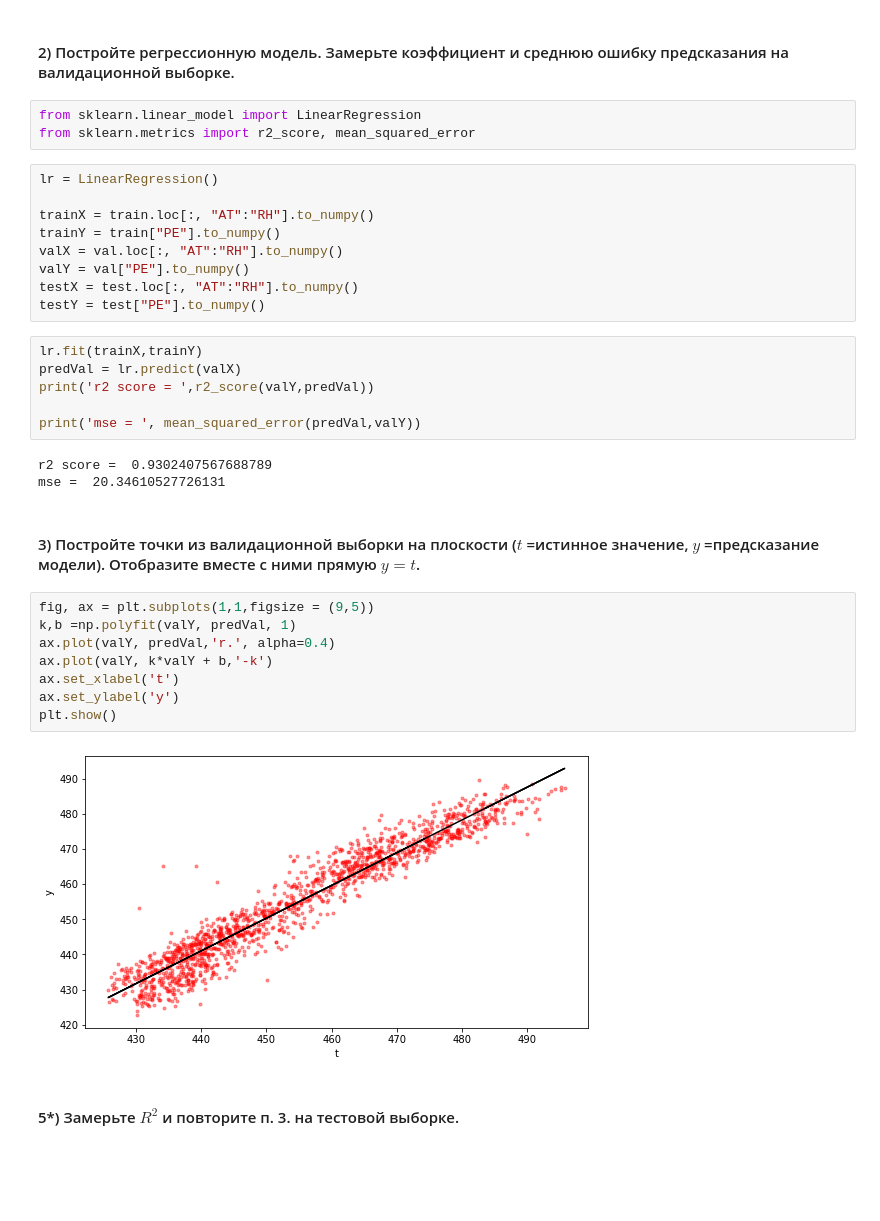
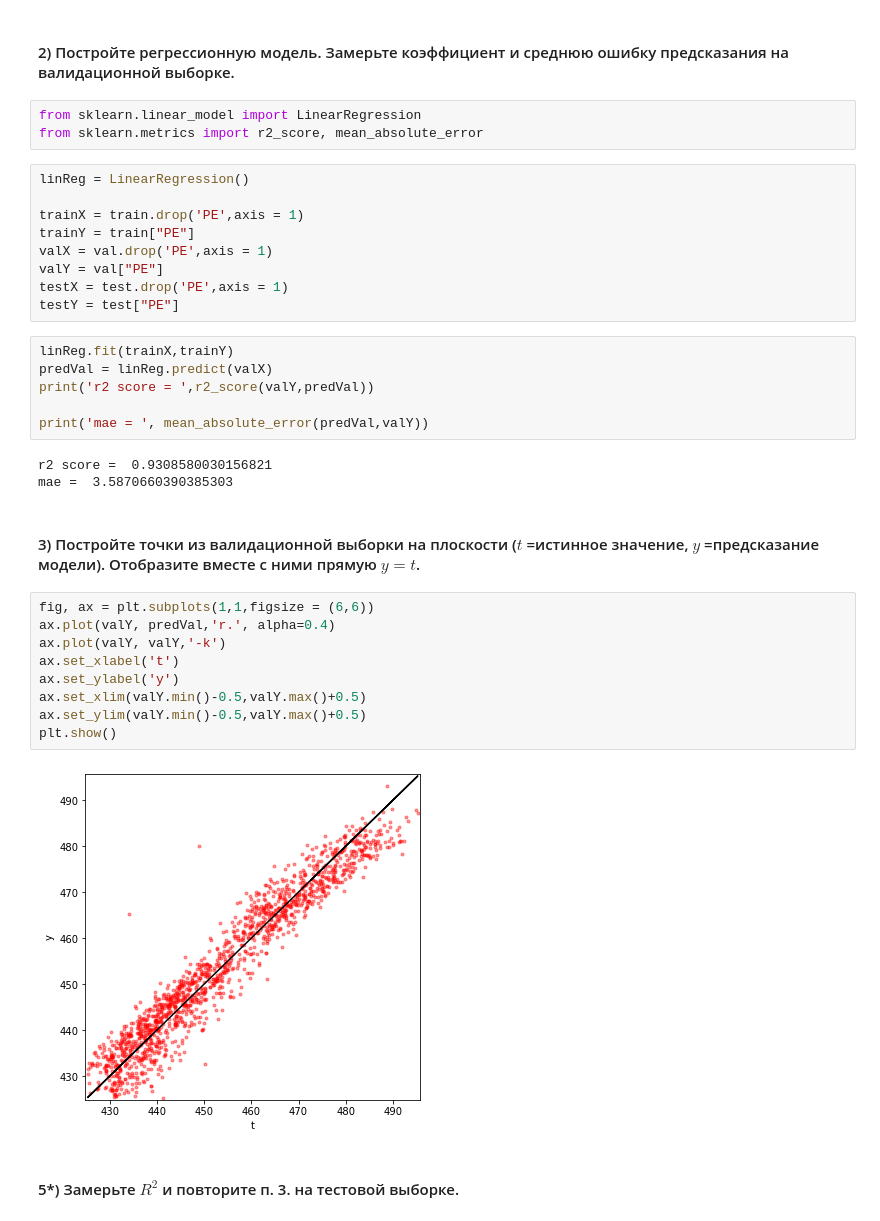
Before and after one commit to Bratko73/ML_Labs, a Jupyter notebook: Lab2/Lab2.ipynb, the cells around one changed output. Drawn from its saved outputs; the diff is of its cells as text; blank space fills up the shorter version.

```diff
--- a/Lab2/Lab2.ipynb
+++ b/Lab2/Lab2.ipynb
@@ -529,37 +354,38 @@ print(train.shape,val.shape,test.shape)
 #### 2) Постройте регрессионную модель.  Замерьте коэффициент  и среднюю ошибку предсказания на валидационной выборке.
 # %%
 from sklearn.linear_model import LinearRegression
-from sklearn.metrics import r2_score, mean_squared_error
+from sklearn.metrics import r2_score, mean_absolute_error
 # %%
-lr = LinearRegression()
+linReg = LinearRegression()
 
-trainX = train.loc[:, "AT":"RH"].to_numpy()
-trainY = train["PE"].to_numpy()
-valX = val.loc[:, "AT":"RH"].to_numpy()
-valY = val["PE"].to_numpy()
-testX = test.loc[:, "AT":"RH"].to_numpy()
-testY = test["PE"].to_numpy()
+trainX = train.drop('PE',axis = 1)
+trainY = train["PE"]
+valX = val.drop('PE',axis = 1)
+valY = val["PE"]
+testX = test.drop('PE',axis = 1)
+testY = test["PE"]
 # %%
-lr.fit(trainX,trainY)
-predVal = lr.predict(valX)
+linReg.fit(trainX,trainY)
+predVal = linReg.predict(valX)
 print('r2 score = ',r2_score(valY,predVal))
 
-print('mse = ', mean_squared_error(predVal,valY))
+print('mae = ', mean_absolute_error(predVal,valY))
 # %% [output]
-r2 score =  0.9302407567688789
-mse =  20.34610527726131
+r2 score =  0.9308580030156821
+mae =  3.5870660390385303
 # %% [markdown]
 #### 3) Постройте точки из валидационной выборки на плоскости ($t$ =истинное значение, $y$ =предсказание модели). Отобразите вместе с ними прямую $y=t$.
 # %%
-fig, ax = plt.subplots(1,1,figsize = (9,5))
-k,b =np.polyfit(valY, predVal, 1)
+fig, ax = plt.subplots(1,1,figsize = (6,6))
 ax.plot(valY, predVal,'r.', alpha=0.4)
-ax.plot(valY, k*valY + b,'-k')
+ax.plot(valY, valY,'-k')
 ax.set_xlabel('t')
 ax.set_ylabel('y')
+ax.set_xlim(valY.min()-0.5,valY.max()+0.5)
+ax.set_ylim(valY.min()-0.5,valY.max()+0.5)
 plt.show()
 # %% [output]
-[figure, old version]
+[figure, new version]
 # %% [markdown]
 #### 5*) Замерьте $R^2$  и повторите п. 3. на тестовой выборке.
 # %%
```
Also changed, not shown: parts of 75 cells of this notebook, 3 other files.
